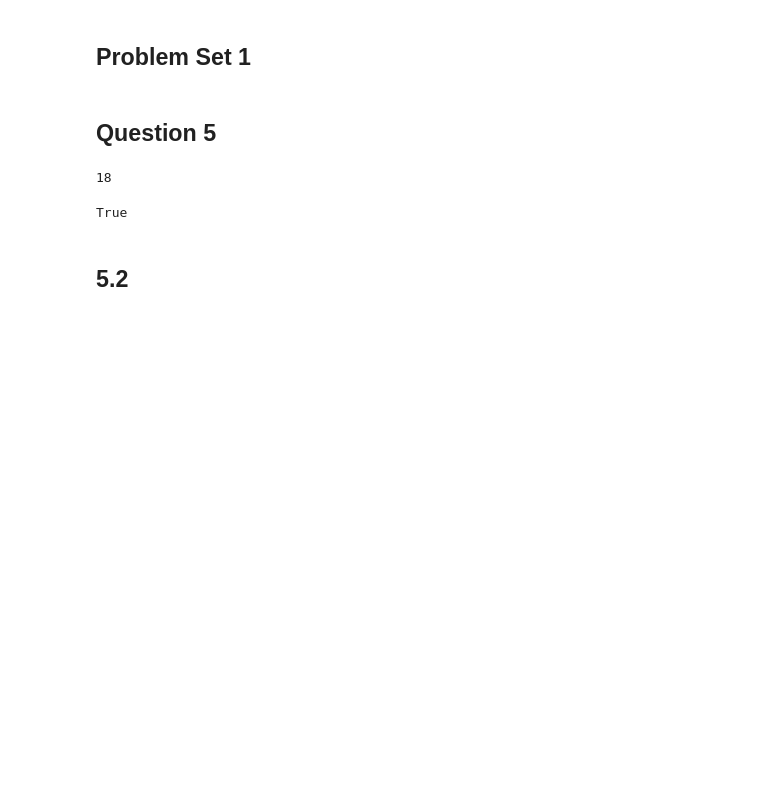
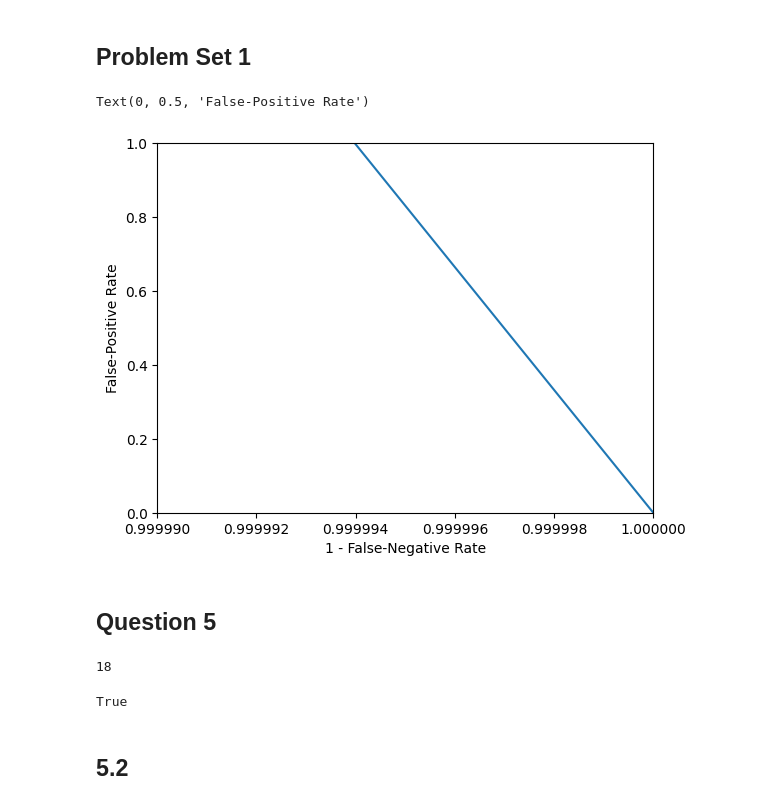
Before and after one commit to ajbarrows/uvmbayes, a Jupyter notebook: notebooks/problem_sets/20240912-problem_set_1_AJB.ipynb, the cells around one changed output. Drawn from its saved outputs; the diff is of its cells as text; code cells hidden in the pictures; blank space fills up the shorter version.

```diff
--- a/notebooks/problem_sets/20240912-problem_set_1_AJB.ipynb
+++ b/notebooks/problem_sets/20240912-problem_set_1_AJB.ipynb
@@ -12,6 +12,22 @@ import scipy.optimize
 
 import matplotlib.pyplot as plt
 import seaborn as sns
+# %%
+def tpr(tnr):
+    return (0.997 * 0.9998) / (0.03 * 0.0002) * (1 - tnr)
+
+tn_space = np.linspace(0, 1, 1000000)
+
+plt.plot(tn_space, tpr(tn_space))
+plt.ticklabel_format(useOffset=False)
+plt.ylim(0, 1)
+plt.xlim(0.99999, 1)
+
+plt.xlabel("False-Positive Rate")
+plt.ylabel("True-Positive Rate")
+# %% [output]
+Text(0, 0.5, 'False-Positive Rate')
+[figure, added]
 # %%
 # helper functions
 def dict_to_table(d: dict, fname: str | os.PathLike,
```
Also changed, not shown: parts of 1 cell of this notebook.
